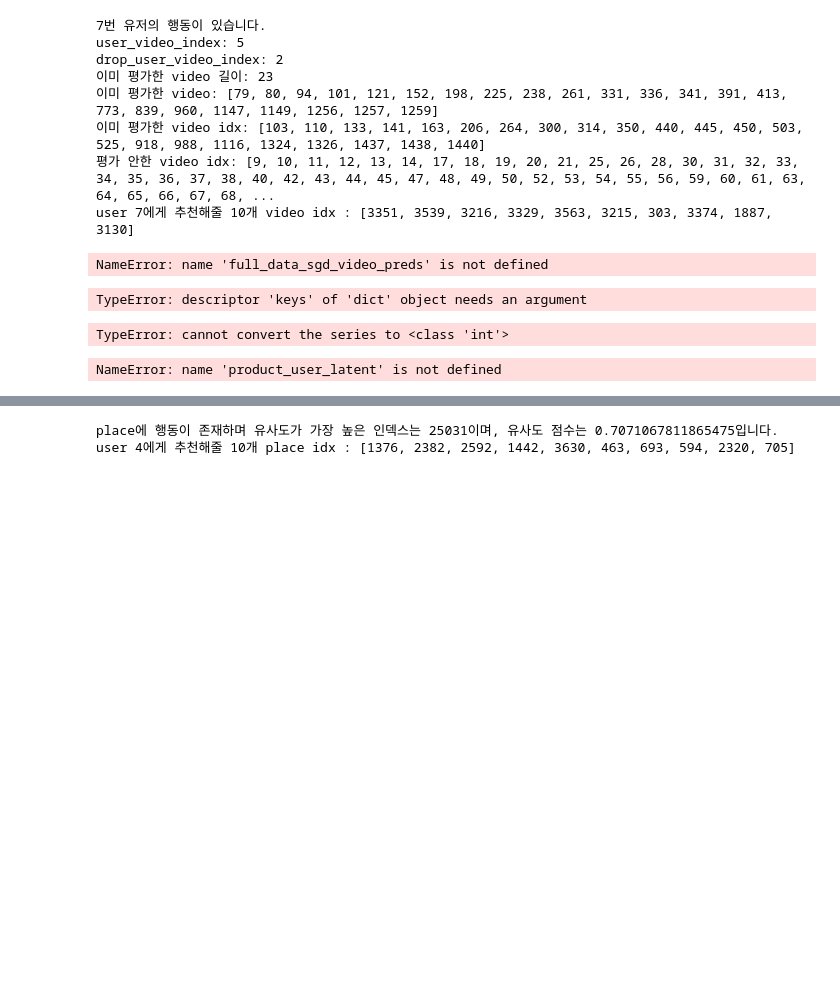
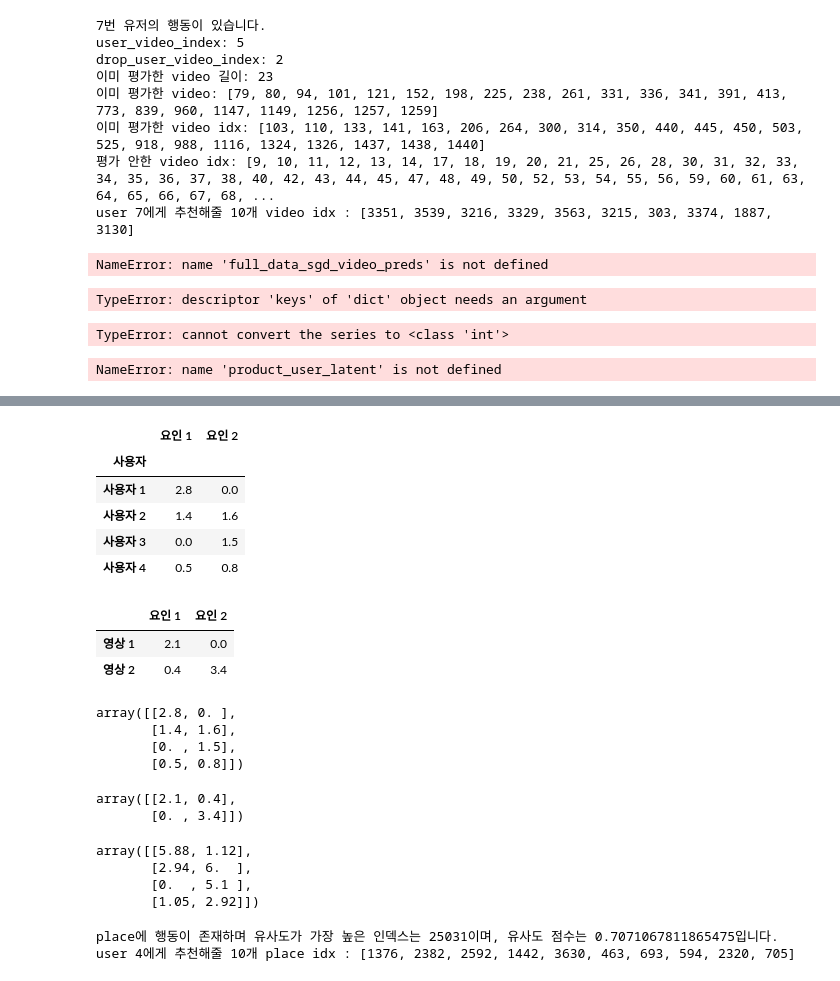
Before and after one commit to pjh09050/Whyout, a Jupyter notebook: SGD_EDA.ipynb, the cells around one changed output, grey strips where cells are left out. Drawn from its saved outputs; the diff is of its cells as text; code cells hidden in the pictures; blank space fills up the shorter version.

```diff
--- a/SGD_EDA.ipynb
+++ b/SGD_EDA.ipynb
@@ -521,0 +539,32 @@ KeyboardInterrupt:
+# %%
+import pandas as pd
+import numpy as np
+from sklearn.decomposition import NMF
+
+# Creating the DataFrame from the given image data
+data = {
+    "사용자": ["사용자 1", "사용자 2", "사용자 3", "사용자 4"],
+    "영상 1": [6, 3, 0, 1],
+    "영상 2": [1, 6, 5, 3]
+}
+df = pd.DataFrame(data)
+df.set_index("사용자", inplace=True)
+
+# Applying Non-negative Matrix Factorization (NMF)
+model = NMF(n_components=2, init='random', random_state=0)
+W = model.fit_transform(df)
+H = model.components_
+
+# Rounding the matrices to one decimal place
+W_rounded = np.round(W, 1)
+H_rounded = np.round(H, 1)
+
+# Transposing H matrix
+H_transposed = H_rounded.T
+
+# Creating DataFrames for better visualization
+df_W = pd.DataFrame(W_rounded, index=df.index, columns=["요인 1", "요인 2"])
+df_H_transposed = pd.DataFrame(H_transposed, index=["영상 1", "영상 2"], columns=["요인 1", "요인 2"])
+
+# Displaying DataFrames
+df_W, df_H_transposed
@@ -521,0 +581,15 @@ KeyboardInterrupt:
+# %%
+df_W
+# %% [output]
+|  | 요인 1 | 요인 2 |
+| 사용자 |  |  |
+| 사용자 1 | 2.8 | 0.0 |
+| 사용자 2 | 1.4 | 1.6 |
+| 사용자 3 | 0.0 | 1.5 |
+| 사용자 4 | 0.5 | 0.8 |
+# %%
+df_H_transposed
+# %% [output]
+|  | 요인 1 | 요인 2 |
+| 영상 1 | 2.1 | 0.0 |
+| 영상 2 | 0.4 | 3.4 |
@@ -522,3 +598,22 @@ KeyboardInterrupt:
+# %%
+W_rounded
+# %% [output]
+array([[2.8, 0. ],
+       [1.4, 1.6],
+       [0. , 1.5],
+       [0.5, 0.8]])
+# %%
+H_rounded
+# %% [output]
+array([[2.1, 0.4],
+       [0. , 3.4]])
+# %%
+reconstructed_matrix
+# %% [output]
+array([[5.88, 1.12],
+       [2.94, 6.  ],
+       [0.  , 5.1 ],
+       [1.05, 2.92]])
 # %%
 import pandas as pd
 from sklearn.metrics.pairwise import cosine_similarity
```
Also changed, not shown: parts of 5 cells of this notebook.
